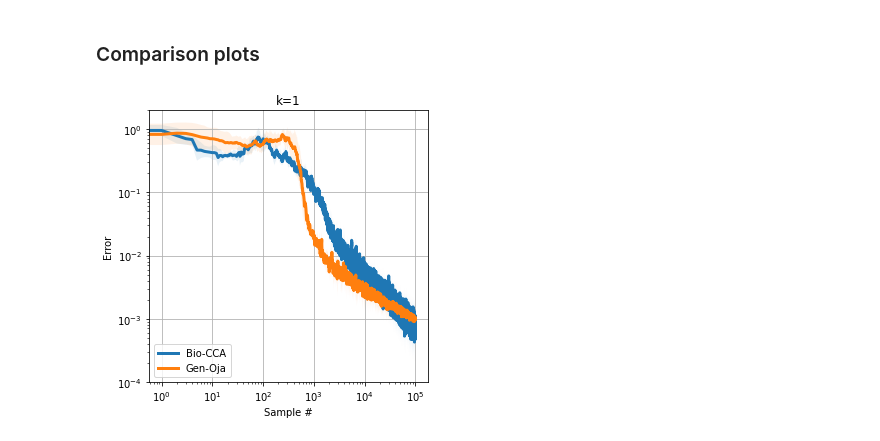
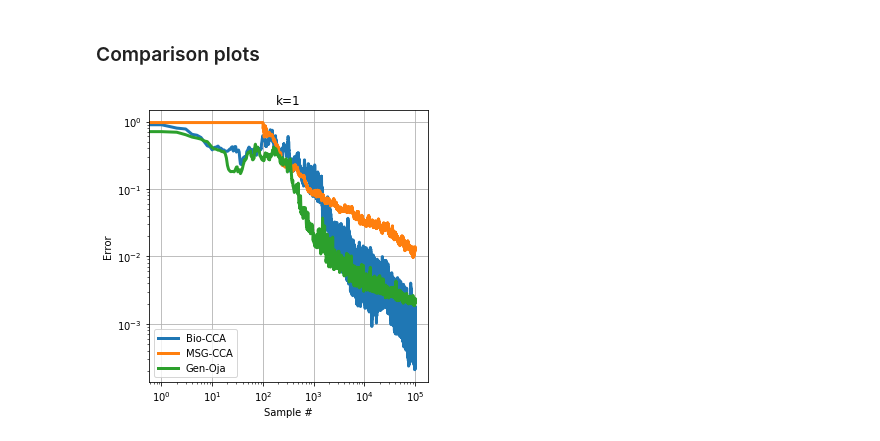
Before and after one commit to flatironinstitute/bio-cca, a Jupyter notebook: demo_cca.ipynb, the cells around one changed output. Saved outputs shown, nothing was run; the diff lists cells and outputs as text; code cells hidden in the pictures.

```diff
--- a/demo_cca.ipynb
+++ b/demo_cca.ipynb
@@ -52,7 +52,7 @@ plt.show()
 # %%
 # Parameters
 
-trials = 5; epochs = 1; z_dim = 1; iters = epochs*samples
+trials = 1; epochs = 1; z_dim = 1; iters = epochs*samples; training_samples = 200
 # %%
 # Maximum of the objective
 
@@ -127,25 +151,27 @@ Computing errors...
 # %%
 linewidth = 3
 
 t = list(range(iters))
 
 fig = plt.figure(figsize=(5,5))
 
 ax = plt.subplot(1, 1, 1)
 
 add_fill_lines(ax, t, biocca_err, plot_kwargs={'ls': '-', 'lw': linewidth, 'label': 'Bio-CCA'})
+add_fill_lines(ax, t, msgcca_err, plot_kwargs={'ls': '-', 'lw': linewidth, 'label': 'MSG-CCA'})
+# add_fill_lines(ax, t, biorrr_err, plot_kwargs={'ls': '-', 'lw': linewidth, 'label': 'Bio-RRR'})
 
 if z_dim==1:
     add_fill_lines(ax, t, genoja_err, plot_kwargs={'ls': '-', 'lw': linewidth, 'label': 'Gen-Oja'})
 
 ax.loglog()
 
 plt.title(f"k={z_dim}")
 plt.grid()
 plt.legend(loc = 'lower left')
 plt.xlabel('Sample #')
 plt.ylabel('Error')
 
 plt.show()
 # %% [output]
-[figure, old version]
+[figure, new version]
```
Also changed, not shown: parts of 3 cells of this notebook, 1 other file.
